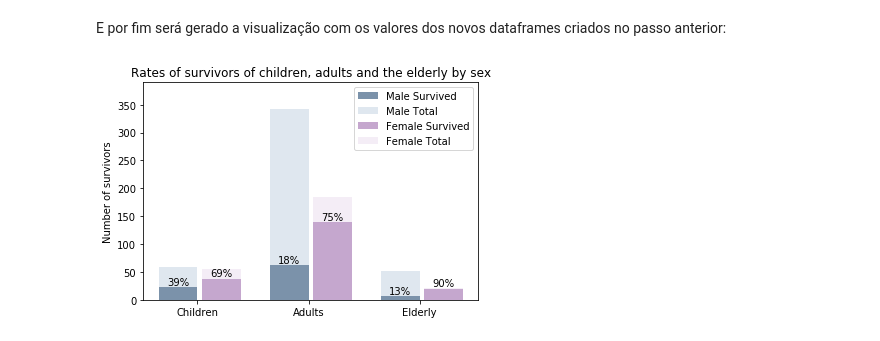
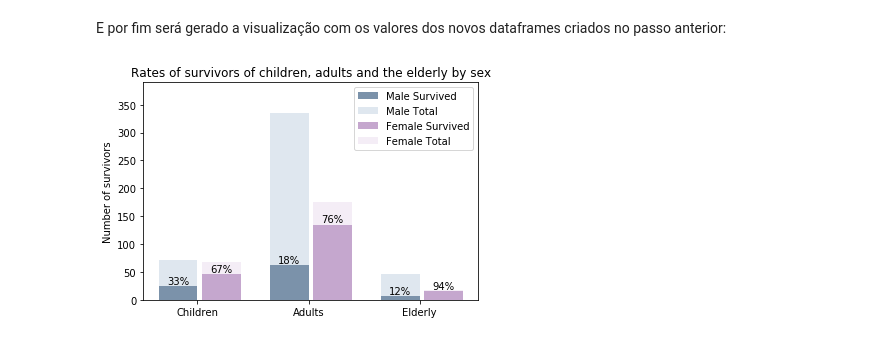
Before and after one commit to Manyizi101/udacity-data-analyst-nanodegree-1, a Jupyter notebook: project2/udacity-project2-titanic-data.ipynb, the cells around one changed output. Cells and saved outputs as stored; diff of their text form; code cells hidden in the pictures.

```diff
--- a/project2/udacity-project2-titanic-data.ipynb
+++ b/project2/udacity-project2-titanic-data.ipynb
@@ -79,10 +50,0 @@ A verificação retornou 0 erros, ou seja, todos os dados da coluna *Sex* do Dat
-# %%
-males = titanic_dataframe[titanic_dataframe['Sex'] == 'male']
-males_count = males['Sex'].value_counts()['male']
-print "Number of men: "+str(males_count)
-
-females = titanic_dataframe[titanic_dataframe['Sex'] == 'female']
-females_count = females['Sex'].value_counts()['female']
-print "Number of women: "+str(females_count)
-
-print "Total Valid Passengers: "+str(males_count+females_count)
@@ -325,0 +240,3 @@ old_women.head()
+# %%
+males_age_normalized["age_group"] = pandas.cut(titanic_dataframe.Age, [0, 18, 50, 150], labels=["boys", "men", "old_men"])
+females_age_normalized["age_group"] = pandas.cut(titanic_dataframe.Age, [0, 18, 50, 150], labels=["girls", "women", "old_women"])
@@ -482,56 +344,51 @@ old_women_surivived = old_women[old_women['Survived']==1]
+# %%
+females_survived = females_age_normalized[females_age_normalized['Survived']==1]
+males_survived = males_age_normalized[males_age_normalized['Survived']==1]
 # %% [markdown]
 E por fim será gerado a visualização com os valores dos novos dataframes criados no passo anterior:
 # %%
-boys_count_survived = len(boys_survived)
-girls_count_survived = len(girls_survived)
+N = 3
 
-men_count_survived = len(men_surivived)
-women_count_survived = len(women_surivived)
-
-old_men_count_survived = len(old_men_surivived)
-old_women_count_survived = len(old_women_surivived)
-
-N = 3
-males_sex_survived = (boys_count_survived, men_count_survived, old_men_count_survived)
-males_sex = (boys_count-boys_count_survived, men_count-men_count_survived, old_men_count-old_men_count_survived)
+diff_males_total_survived = males_age_normalized.groupby(['age_group']).size() - males_survived.groupby(['age_group']).size()
+diff_females_total_survived = females_age_normalized.groupby(['age_group']).size() - females_survived.groupby(['age_group']).size()
 
 ind = numpy.arange(N)
 width = 0.35
 
 fig, ax = plt.subplots()
-rects1a = ax.bar(ind, males_sex_survived, width, color='#7b92aa')
-rects1b = ax.bar(ind, males_sex, width, alpha=0.8, color='#D8E2EC', bottom=males_sex_survived)
+rects1a = ax.bar(ind, males_survived.groupby(['age_group']).size(), width, color='#7b92aa')
+rects1b = ax.bar(ind, diff_males_total_survived, width, alpha=0.8, color='#D8E2EC',
+                 bottom=males_survived.groupby(['age_group']).size())
 
-females_sex_survived = (girls_count_survived, women_count_survived, old_women_count_survived)
-females_sex = (girls_count - girls_count_survived, women_count - women_count_survived, old_women_count - old_women_count_survived)
-rects2a = ax.bar(ind + width + 0.04, females_sex_survived, width, color='#c5a7ce')
-rects2b = ax.bar(ind + width + 0.04, females_sex, width, color='#F4EDF6', bottom=females_sex_survived)
+rects2a = ax.bar(ind + width + 0.04, females_survived.groupby(['age_group']).size(), width, color='#c5a7ce')
+rects2b = ax.bar(ind + width + 0.04, diff_females_total_survived, width, color='#F4EDF6',
+                 bottom=females_survived.groupby(['age_group']).size())
 
 ax.set_ylabel('Number of survivors')
 ax.set_title('Rates of survivors of children, adults and the elderly by sex')
 ax.set_xticks(ind + width / 2)
 ax.set_xticklabels(('Children', 'Adults', 'Elderly'))
 ax.set_ylim([0, 390])
 
 ax.legend((rects1a[0], rects1b[0], rects2a[0], rects2b[0]), ('Male Survived', 'Male Total', 'Female Survived', 'Female Total'))
 
 def autolabel_survived(rects, rects_top):
     """
     Attach a text label above each bar displaying its height
     """
     for rect in range(len(rects)):
         height = rects[rect].get_height()
         total = rects[rect].get_height() + rects_top[rect].get_height()
         percent = int((height * 100) / total)
         ax.text(x = rects[rect].get_x() + rects[rect].get_width()/2., y = height,
                 s = '%s' % str(percent)+'%',
                 ha='center', va='bottom')
 
 
 autolabel_survived(rects1a, rects1b)
 autolabel_survived(rects2a, rects2b)
 
 
 plt.show()
 # %% [output]
-[figure, old version]
+[figure, new version]
```
Also changed, not shown: parts of 61 cells of this notebook.
